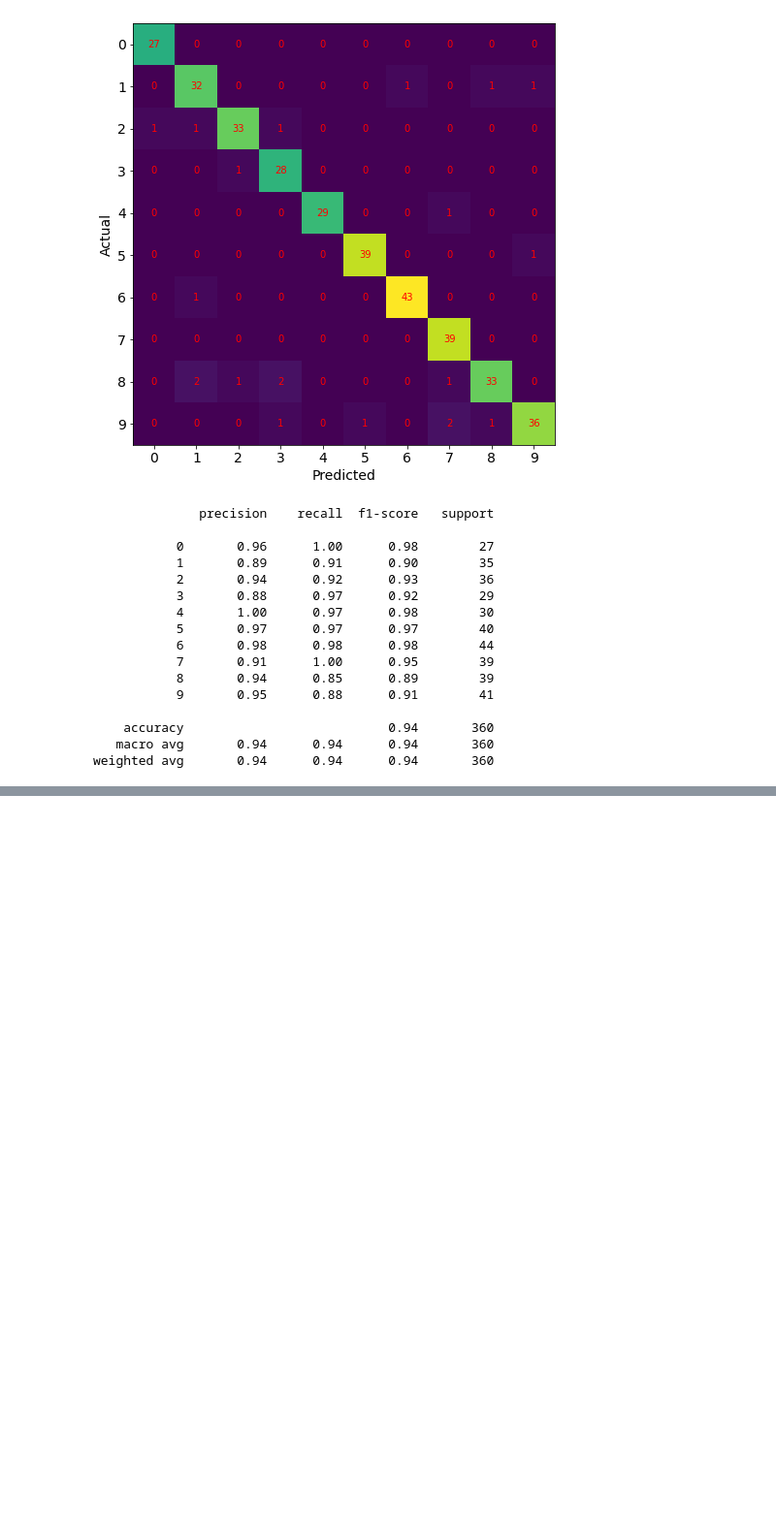
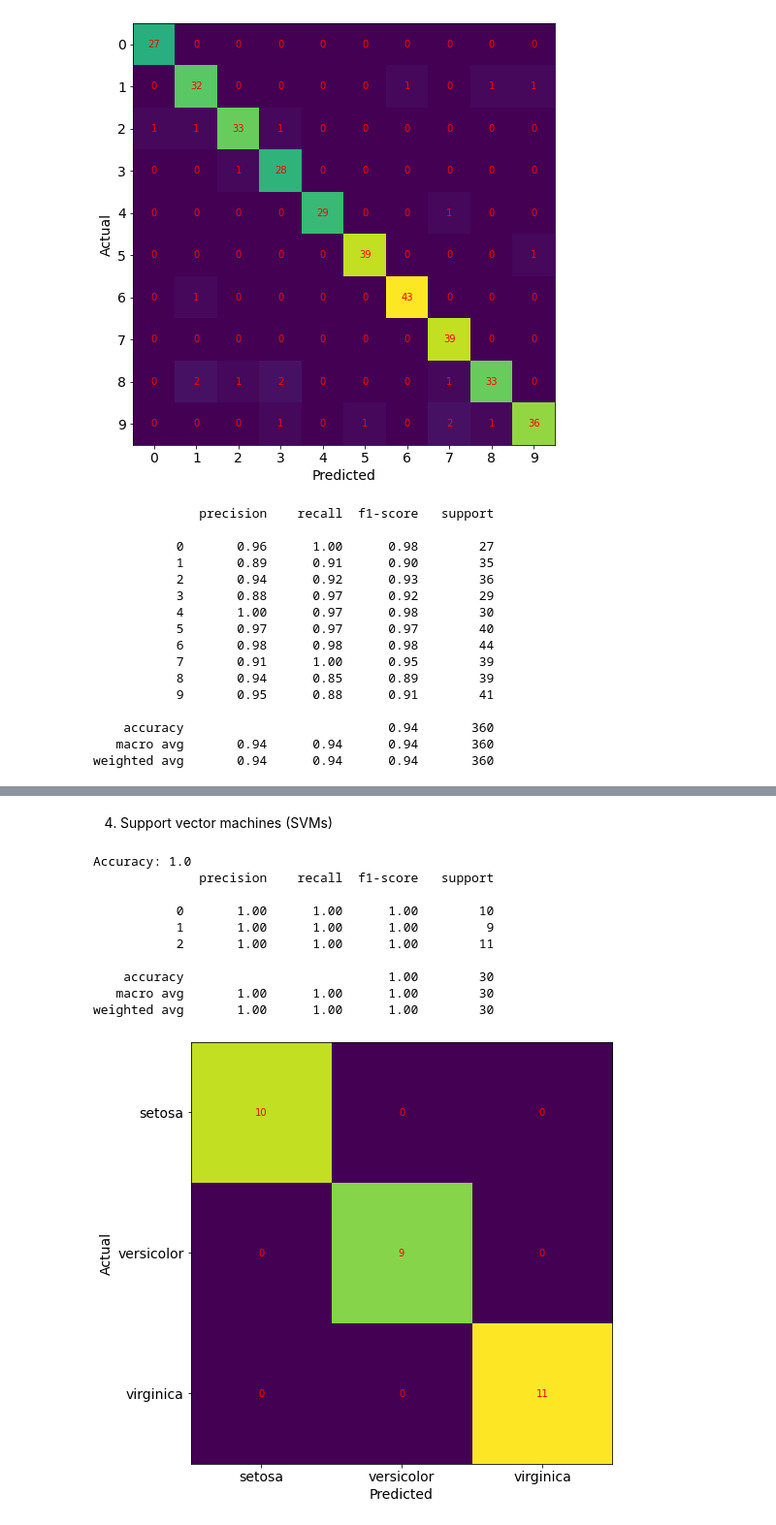
Before and after one commit to Ziaeemehr/workshop_ML, a Jupyter notebook: Intro/00_beginner_to_ML.ipynb, the cells around one changed output, grey strips where cells are left out. Shown at 97% size. Cells and saved outputs as stored; diff of their text form; code cells hidden in the pictures; blank space fills up the shorter version.

```diff
--- a/Intro/00_beginner_to_ML.ipynb
+++ b/Intro/00_beginner_to_ML.ipynb
@@ -228,0 +289,50 @@ weighted avg       0.94      0.94      0.94       360
+# %% [markdown]
+4. Support vector machines (SVMs)
+# %%
+from sklearn.svm import SVC
+from sklearn.datasets import load_iris
+
+iris = load_iris()
+X = iris.data
+y = iris.target
+
+X_train, X_test, y_train, y_test = train_test_split(
+    X, y, test_size=0.2, random_state=42)
+clf = SVC(kernel='rbf', random_state=42) # linear
+clf.fit(X_train, y_train)
+y_pred = clf.predict(X_test)
+
+accuracy = clf.score(X_test, y_test)
+print(f"Accuracy: {accuracy}")
+print(classification_report(y_test, y_pred))
+
+
+# plot confusion matrix
+cm = confusion_matrix(y_test, y_pred)
+fig, ax = plt.subplots(figsize=(8, 8))
+ax.imshow(cm)
+ax.grid(False)
+ax.xaxis.set(ticks=range(3))
+ax.yaxis.set(ticks=range(3))
+
+ax.set_xticklabels(iris['target_names'])
+ax.set_yticklabels(iris['target_names'])
+
+ax.set_xlabel('Predicted')
+ax.set_ylabel('Actual')
+ax.set_ylim(2.5, -0.5)
+for i in range(3):
+    for j in range(3):
+        ax.text(j, i, cm[i, j], ha='center', va='center', color='red')
+# %% [output]
+Accuracy: 1.0
+              precision    recall  f1-score   support
+
+           0       1.00      1.00      1.00        10
+           1       1.00      1.00      1.00         9
+           2       1.00      1.00      1.00        11
+
+    accuracy                           1.00        30
+   macro avg       1.00      1.00      1.00        30
+weighted avg       1.00      1.00      1.00        30
+[figure, added]
```
Also changed, not shown: parts of 11 cells of this notebook.
